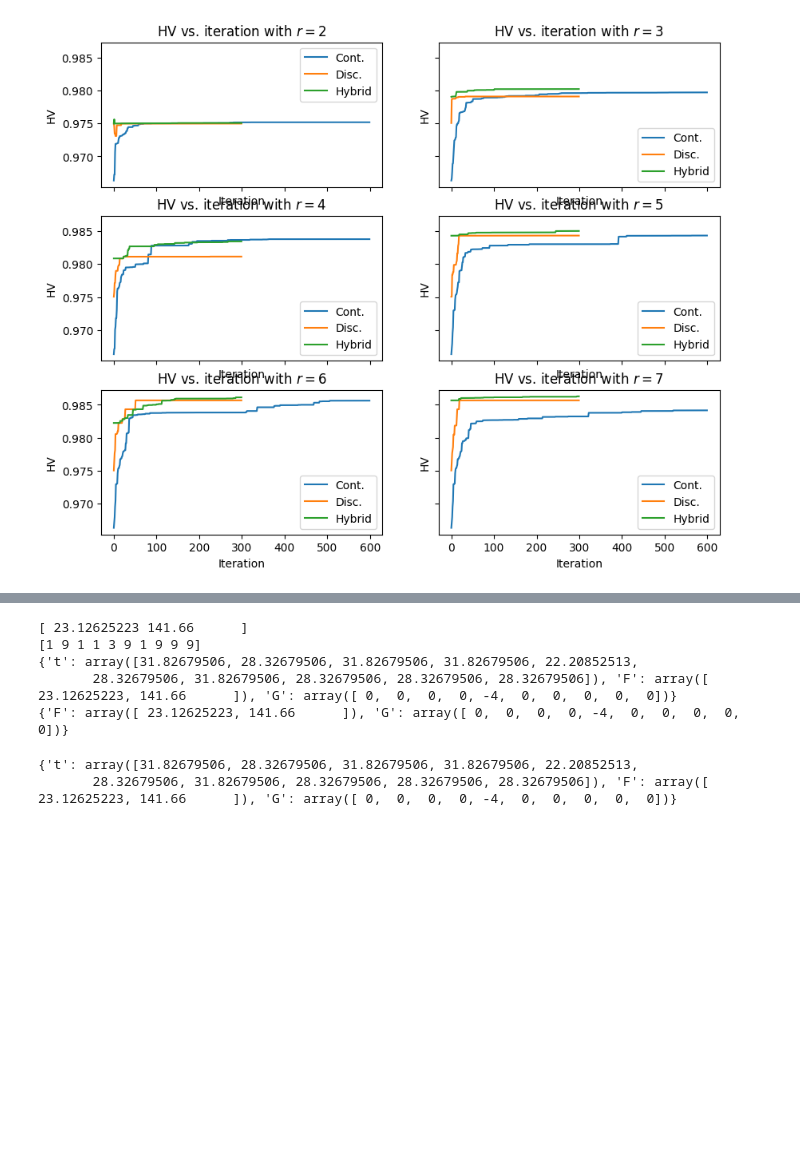
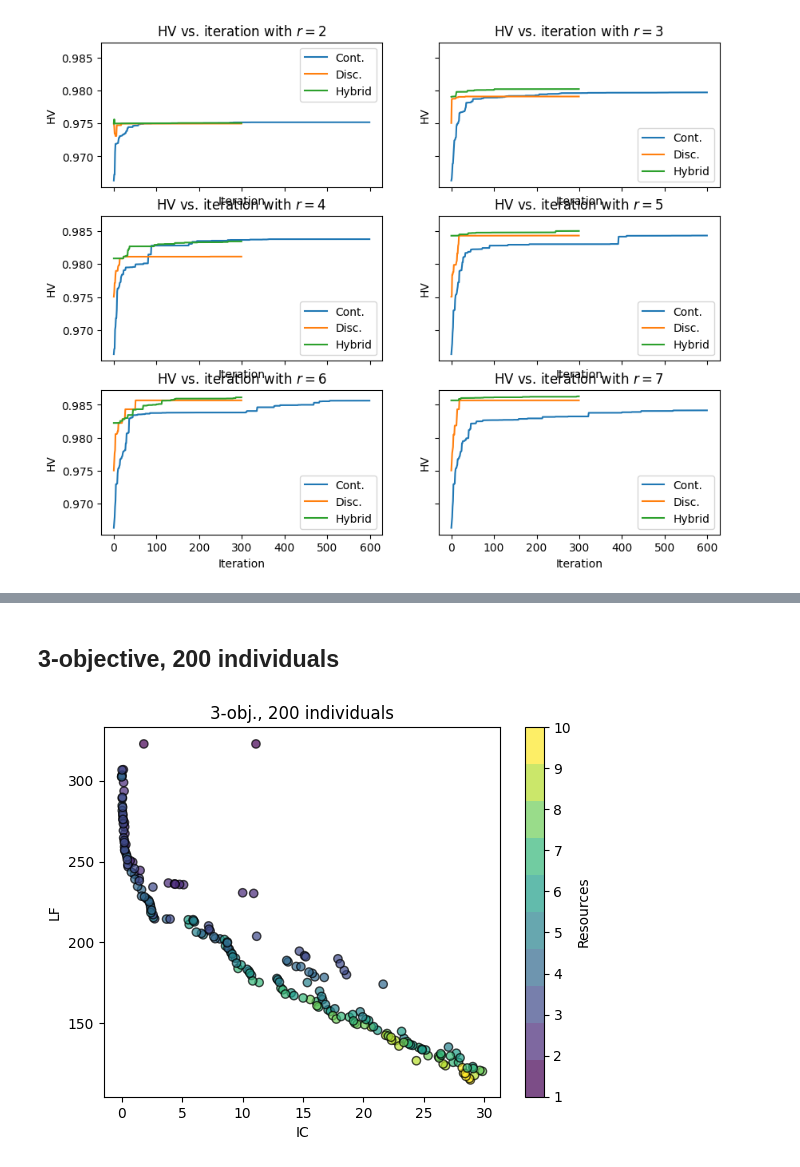
Before and after one commit to micheleurbani/net-flow-opt, a Jupyter notebook: notebooks/compare.ipynb, the cells around one changed output, grey strips where cells are left out. Saved outputs shown, nothing was run; the diff lists cells and outputs as text; code cells hidden in the pictures; blank space fills up the shorter version.

Commit message:
Added results for three-obj.

```diff
--- a/notebooks/compare.ipynb
+++ b/notebooks/compare.ipynb
@@ -102,35 +59,33 @@ FileNotFoundError: [Errno 2] No such file or directory: '../data/discrete_r5'
-# %%
-from net_flow_opt.model import ContinuousModel, DiscreteModel
-
-r = 5
-
-F = res.opt.get("F")
-# print(np.argsort(F, axis=0))
-i = 0
-print(F[i])
-print(res.opt.get("X")[i])
-
-cont = ContinuousModel(system=system, resources=r)
-disc = DiscreteModel(system=system, resources=r)
-
-out = {}
-disc._evaluate(res.opt.get("X")[i], out)
-print(out)
-
-t = np.copy(out["t"])
-out = {}
-cont._evaluate(t, out)
-print(out)
-# %% [output]
-[ 23.12625223 141.66      ]
-[1 9 1 1 3 9 1 9 9 9]
-{'t': array([31.82679506, 28.32679506, 31.82679506, 31.82679506, 22.20852513,
-       28.32679506, 31.82679506, 28.32679506, 28.32679506, 28.32679506]), 'F': array([ 23.12625223, 141.66      ]), 'G': array([ 0,  0,  0,  0, -4,  0,  0,  0,  0,  0])}
-{'F': array([ 23.12625223, 141.66      ]), 'G': array([ 0,  0,  0,  0, -4,  0,  0,  0,  0,  0])}
-# %%
-out = {}
-res.algorithm.problem._evaluate(res.opt.get("X")[i], out)
-print(out)
-# %% [output]
-{'t': array([31.82679506, 28.32679506, 31.82679506, 31.82679506, 22.20852513,
-       28.32679506, 31.82679506, 28.32679506, 28.32679506, 28.32679506]), 'F': array([ 23.12625223, 141.66      ]), 'G': array([ 0,  0,  0,  0, -4,  0,  0,  0,  0,  0])}
+# %% [markdown]
+## 3-objective, 200 individuals
+# %%
+import dill
+import numpy as np
+import matplotlib.pyplot as plt
+from matplotlib.colors import ListedColormap
+from matplotlib.cm import viridis
+
+# Create a ListedColormap for discrete values using viridis colormap
+cmap = ListedColormap(viridis(np.linspace(0, 1, 10)))
+# %%
+with open('../data/three-obj-200', 'rb') as f:
+    res = dill.load(f)
+
+F = res.opt.get("F")
+
+# Scatter plot with colors
+plt.scatter(F[:, 0], F[:, 1], c=F[:, 2], cmap=cmap, edgecolors='k', alpha=0.7)
+
+# Add colorbar
+cbar = plt.colorbar()
+cbar.set_label('Resources')
+
+# Set labels and title
+plt.xlabel('IC')
+plt.ylabel('LF')
+plt.title('3-obj., 200 individuals')
+
+# Show the plot
+plt.show()
+# %% [output]
+[figure, added]
```
Also changed, not shown: parts of 3 cells of this notebook, 3 other files.
